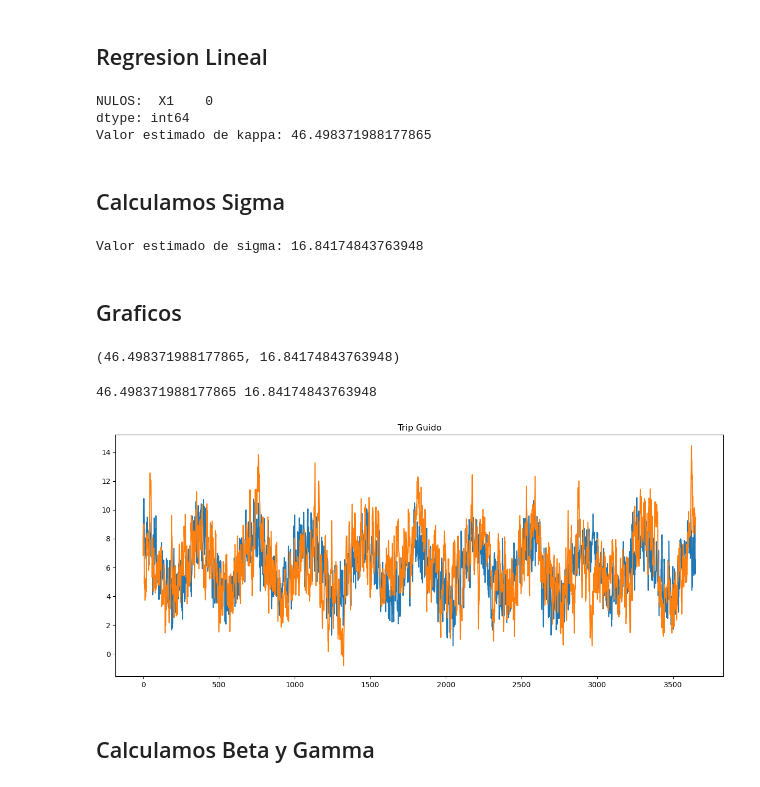
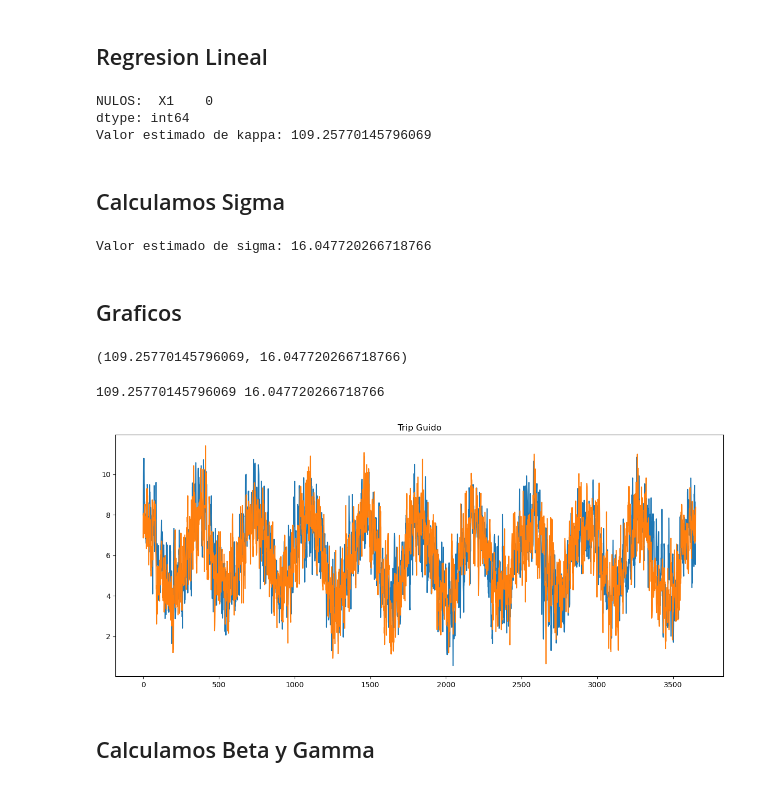
Before and after one commit to GuidoDSalem/TP---AplicacionesComputacionales, a Jupyter notebook: main.ipynb, the cells around one changed output. Drawn from its saved outputs; the diff is of its cells as text; code cells hidden in the pictures.

```diff
--- a/main.ipynb
+++ b/main.ipynb
@@ -101,11 +101,13 @@ from sklearn.linear_model import LinearRegression
 # df['theta'] es la columna de la variable θ(t)
 # Δ es el tamaño de paso del tiempo
 
+# Si+1  - Si = κ(θ(ti) −Si)∆ + σ√∆ Zi
+
 # Calcular las diferencias Y_i = S_{i+1} - S_i
 data['diff_wind'] = data['regional wind'].diff().shift(-1)
 
 # Calcular X1_i = (θ(t_i) - S_i) * Δ
-data['X1'] = (trend(data["regional wind"][1:]) - data["regional wind"][:-1])* DELTA
+data['X1'] = (trend(data["regional wind"][:-1].index.values) - data["regional wind"][:-1]) * DELTA
 
 # Calcular Z_i como el residuo de Y y X1
 # Suponiendo que tienes alguna estimación de Z_i, si no, deberás calcularla
@@ -131,7 +133,7 @@ print(f"Valor estimado de kappa: {kappa}")
 # %% [output]
 NULOS:  X1    0
 dtype: int64
-Valor estimado de kappa: 46.498371988177865
+Valor estimado de kappa: 109.25770145796069
 # %% [markdown]
 ## Calculamos Sigma
 # %%
@@ -142,34 +144,34 @@ sigma = np.sqrt(var / DELTA)
 
 print(f"Valor estimado de sigma: {sigma}")
 # %% [output]
-Valor estimado de sigma: 16.84174843763948
+Valor estimado de sigma: 16.047720266718766
 # %% [markdown]
 ## Graficos
 # %%
 kappa, sigma
 # %% [output]
-(46.498371988177865, 16.84174843763948)
+(109.25770145796069, 16.047720266718766)
 # %%
 from matplotlib import pyplot as plt
 
 plt.figure(figsize=(15, 6))
 
 # graficar data
 plt.plot(data['regional wind'])
 plt.title("Trip Original")
 # plt.show()
 
 # graficar modelo predicgo
 days = np.arange(0, 365 * YEARS, 1)
 
 print(kappa, sigma)
-trip_guido = simulateTrip(days, kappa, sigma,S0=8)
+trip_guido = simulateTrip(days, 109, sigma,S0=8)
 # plt.figure(figsize=(15, 6))
 plt.plot(trip_guido)
 plt.title("Trip Guido")
 plt.show()
 # %% [output]
-46.498371988177865 16.84174843763948
+109.25770145796069 16.047720266718766
-[figure, old version]
+[figure, new version]
 # %% [markdown]
 ## Calculamos Beta y Gamma
```
Also changed, not shown: parts of 6 cells of this notebook.
